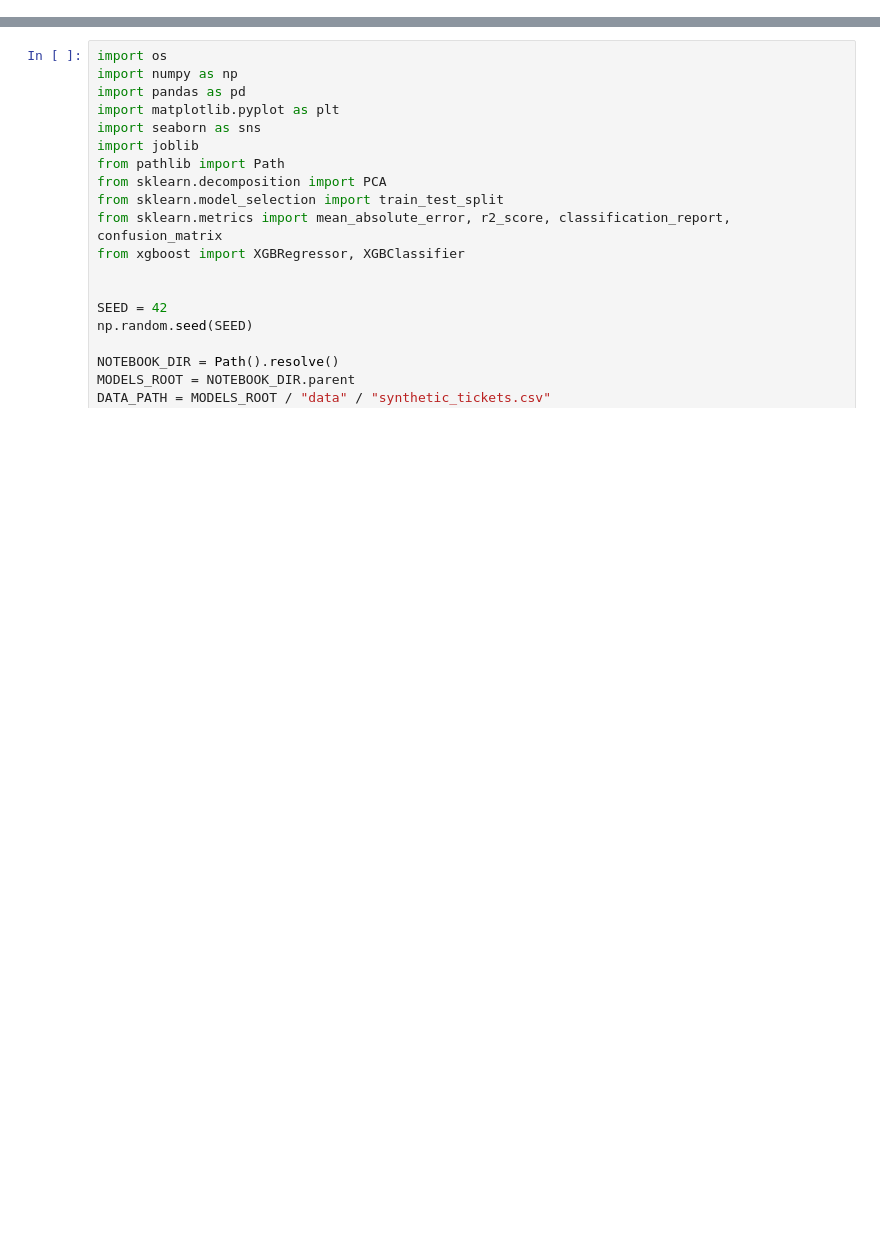
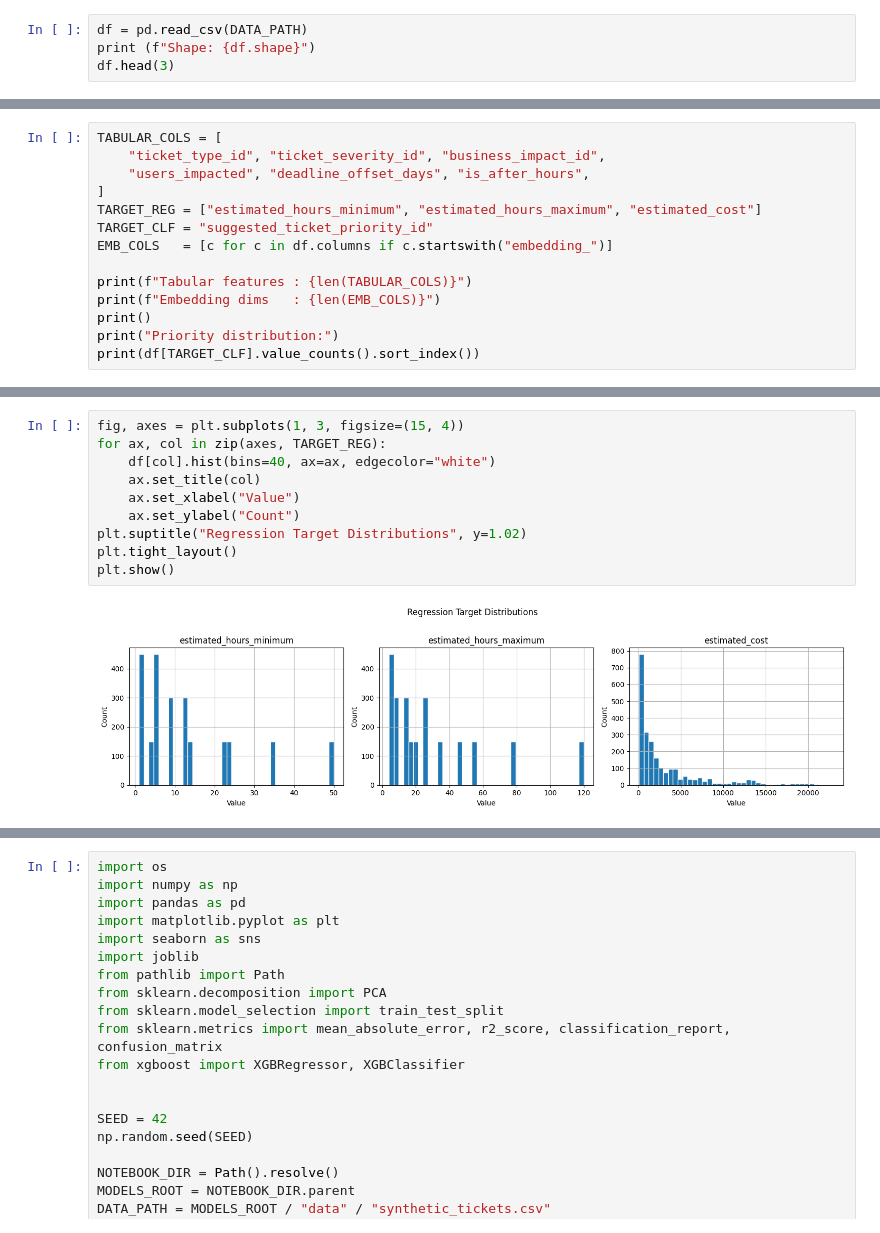
Before and after one commit to Zayeer-S/SmartQuote, a Jupyter notebook: models/notebooks/xgboost_quote_estimator.ipynb, the cells around one changed output, grey strips where cells are left out. Cells and saved outputs as stored; diff of their text form; blank space fills up the shorter version.

```diff
--- a/models/notebooks/xgboost_quote_estimator.ipynb
+++ b/models/notebooks/xgboost_quote_estimator.ipynb
@@ -8,0 +52,4 @@ Inputs: 32-dim PCA-reduced Titan embedding + 6 tabular features = 38 total featu
+# %%
+df = pd.read_csv(DATA_PATH)
+print (f"Shape: {df.shape}")
+df.head(3)
@@ -8,0 +63,14 @@ Inputs: 32-dim PCA-reduced Titan embedding + 6 tabular features = 38 total featu
+# %%
+TABULAR_COLS = [
+    "ticket_type_id", "ticket_severity_id", "business_impact_id",
+    "users_impacted", "deadline_offset_days", "is_after_hours",
+]
+TARGET_REG = ["estimated_hours_minimum", "estimated_hours_maximum", "estimated_cost"]
+TARGET_CLF = "suggested_ticket_priority_id"
+EMB_COLS   = [c for c in df.columns if c.startswith("embedding_")]
+
+print(f"Tabular features : {len(TABULAR_COLS)}")
+print(f"Embedding dims   : {len(EMB_COLS)}")
+print()
+print("Priority distribution:")
+print(df[TARGET_CLF].value_counts().sort_index())
@@ -8,0 +88,12 @@ Inputs: 32-dim PCA-reduced Titan embedding + 6 tabular features = 38 total featu
+# %%
+fig, axes = plt.subplots(1, 3, figsize=(15, 4))
+for ax, col in zip(axes, TARGET_REG):
+    df[col].hist(bins=40, ax=ax, edgecolor="white")
+    ax.set_title(col)
+    ax.set_xlabel("Value")
+    ax.set_ylabel("Count")
+plt.suptitle("Regression Target Distributions", y=1.02)
+plt.tight_layout()
+plt.show()
+# %% [output]
+[figure, added]
```
Also changed, not shown: parts of 33 cells of this notebook, 2 other files.
